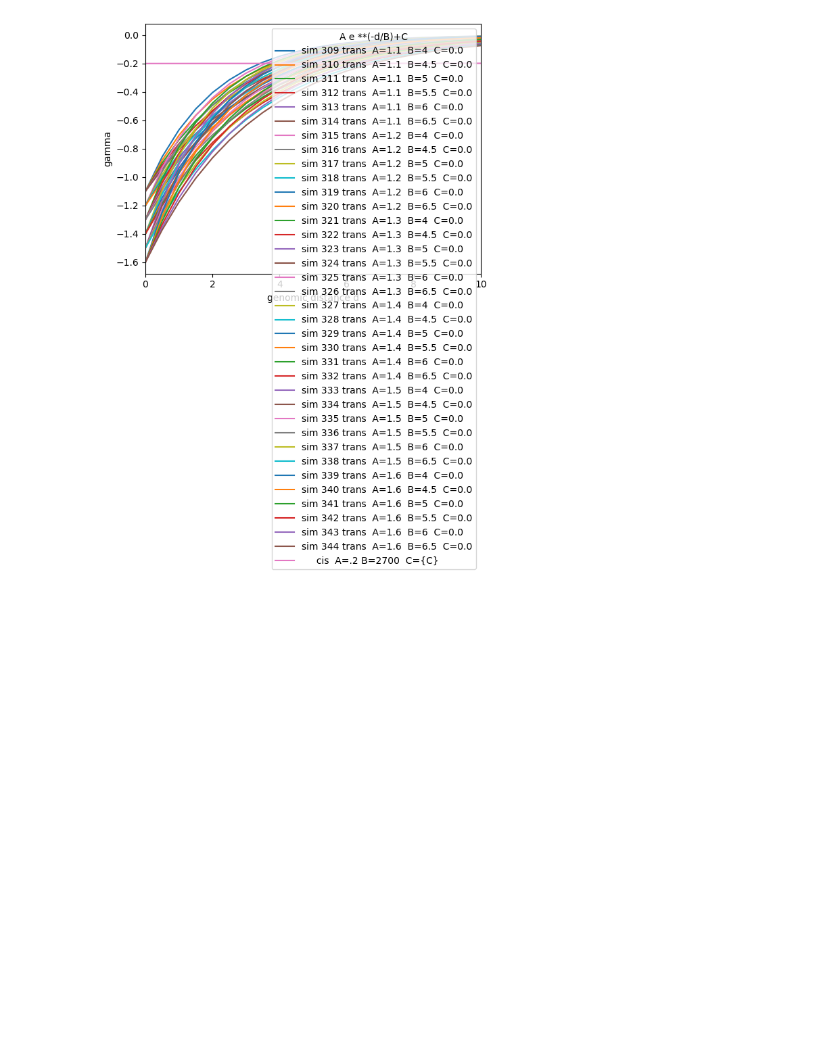
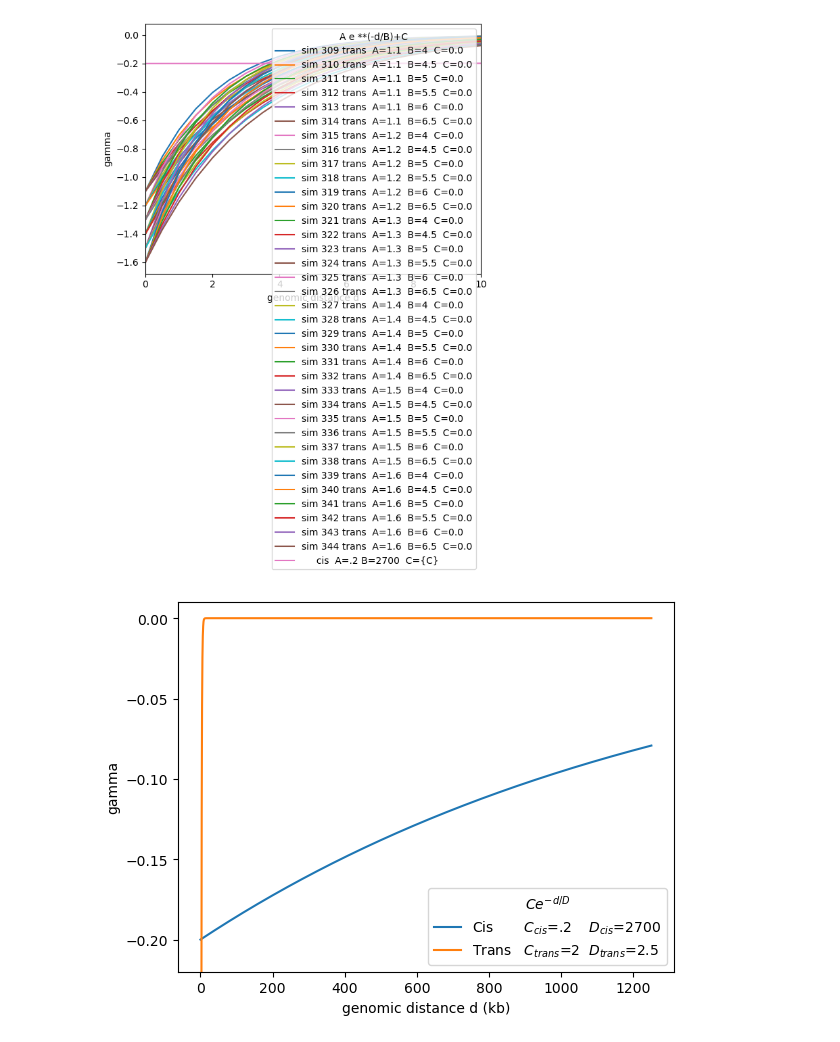
Before and after one commit to DiPierroLab/Douglas, a Jupyter notebook: 2_make_lambdas/make_gammas.ipynb, the cells around one changed output. Drawn from its saved outputs; the diff is of its cells as text; code cells hidden in the pictures; blank space fills up the shorter version.

```diff
--- a/2_make_lambdas/make_gammas.ipynb
+++ b/2_make_lambdas/make_gammas.ipynb
@@ -11,7 +8,7 @@ Intel MKL WARNING: Support of Intel(R) Streaming SIMD Extensions 4.2 (Intel(R) S
 # %%
 # Translate the above functions into python
 def gamma_exp(d, A=1.969, B=2.433, C=-.015): # I changed the names of the parameters in make_lambdas.py
-    return -A*np.exp(-d/B)+Csq
+    return -A*np.exp(-d/B)+C
 
 def gamma_2(d, A=0.056, B= 4.764):
     return -A/np.log(d)-B/d**2
@@ -326,3 +323,17 @@ sim 342 trans  A=1.6  B=5.5  C=0.0
 sim 343 trans  A=1.6  B=6  C=0.0
 sim 344 trans  A=1.6  B=6.5  C=0.0
 [figure]
+# %%
+# Graph of the gammas using the parameters I actually used in production sims 411-438
+gamma_154_cis = gamma_exp(d,A=.2,B=2700,C=0.0)
+gamma_154_trans = gamma_exp(d,A=2,B=2.5,C=0.0)
+
+plt.plot(bead_size*d,gamma_154_cis,label= 'Cis       $C_{cis}$=.2    $D_{cis}$=2700')
+plt.plot(bead_size*d,gamma_154_trans,label='Trans   $C_{trans}$=2  $D_{trans}$=2.5')
+plt.legend(title = '$C e ^{-d/D}$')
+plt.xlabel('genomic distance d (kb)')
+plt.ylabel('gamma')
+plt.ylim([-.22,.01])
+plt.show()
+# %% [output]
+[figure, added]
```
Also changed, not shown: parts of 2 cells of this notebook, 10 other files.
